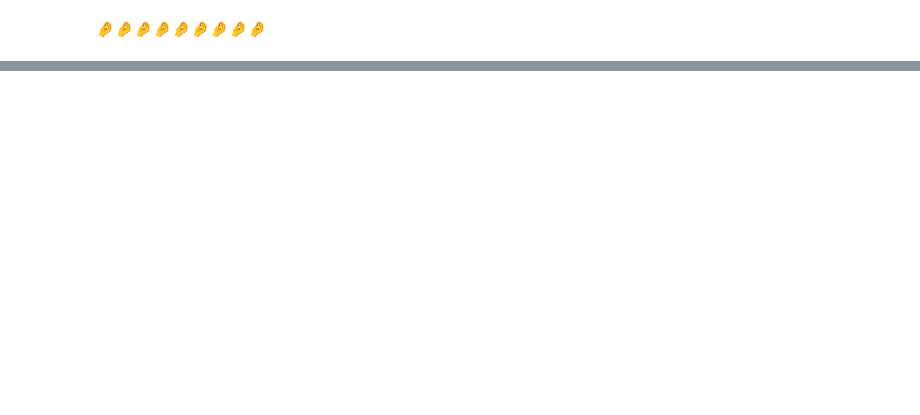
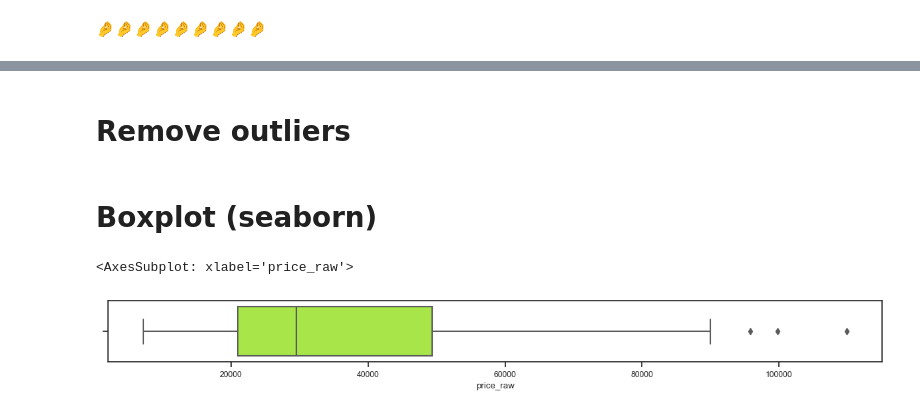
Before and after one commit to AleCecc/DA-SemesterProjekt, a Jupyter notebook: DA-Semesterprojekt.ipynb, the cells around one changed output, grey strips where cells are left out. Cells and saved outputs as stored; diff of their text form; code cells hidden in the pictures; blank space fills up the shorter version.

```diff
--- a/DA-Semesterprojekt.ipynb
+++ b/DA-Semesterprojekt.ipynb
@@ -216,0 +219,16 @@ plt.show()
+# %%
+import seaborn as sns
+import matplotlib.pyplot as plt
+import statsmodels.api as sm
+import pylab as py
+
+sns.set(style="ticks", font_scale=0.8)
+g = sns.PairGrid(df[['year_raw',
+                     'km_raw',
+                     'ps_raw',
+                     'price_raw']],
+                 height=1.2,
+                 aspect=1)
+g.map_upper(sns.scatterplot,color='darkgreen', s=10)
+g.map_lower(sns.scatterplot, color='darkgreen', s=10)
+g.map_diag(plt.hist, color='brown')
@@ -216,0 +262,16 @@ plt.show()
+# %% [markdown]
+# Remove outliers
+# %%
+q_low = df_clean["price_raw"].quantile(0.01)
+q_hi  = df_clean["price_raw"].quantile(0.99)
+
+df_filtered = df_clean[(df_clean["price_raw"] < q_hi) & (df_clean["price_raw"] > q_low)]
+# %% [markdown]
+# Boxplot (seaborn)
+# %%
+plt.figure(figsize=(15,1.2))
+plt.ticklabel_format(style='plain')
+sns.boxplot(x=df_filtered['price_raw'], color="greenyellow")
+# %% [output]
+<AxesSubplot: xlabel='price_raw'>
+[figure, added]
```
Also changed, not shown: parts of 9 cells of this notebook, 3 other files.
